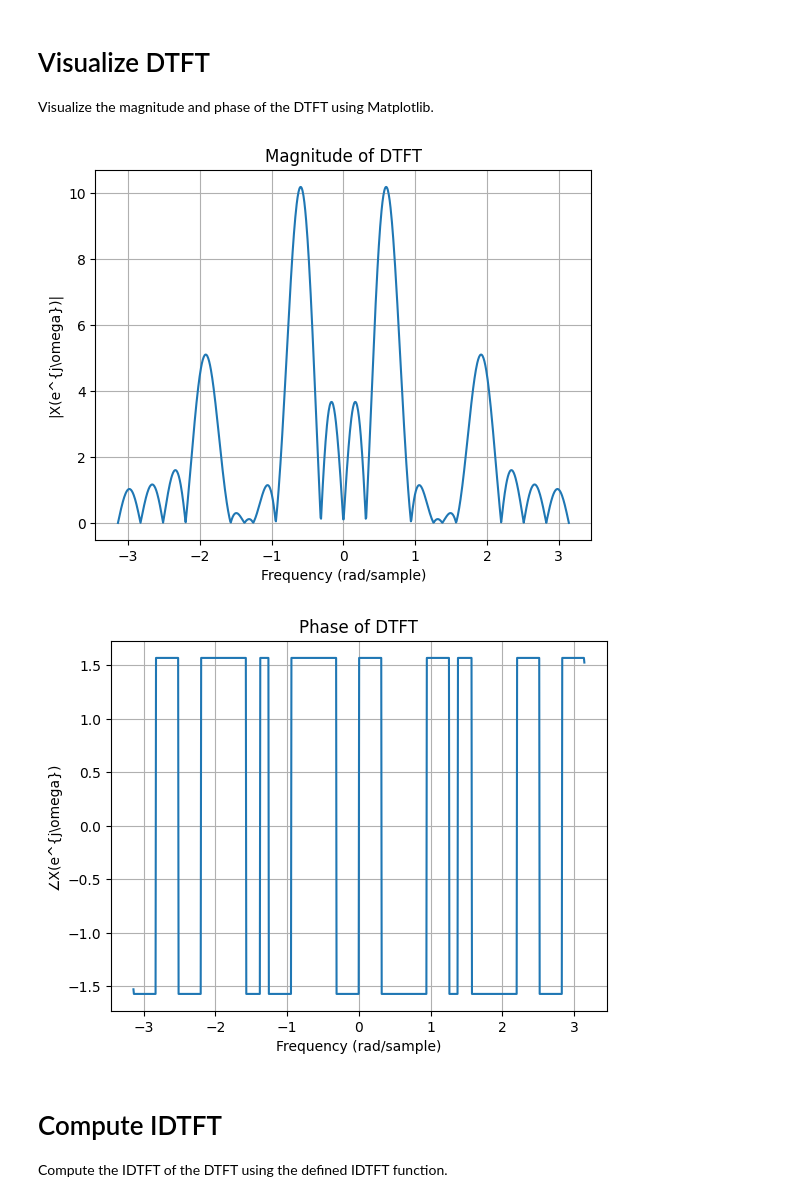
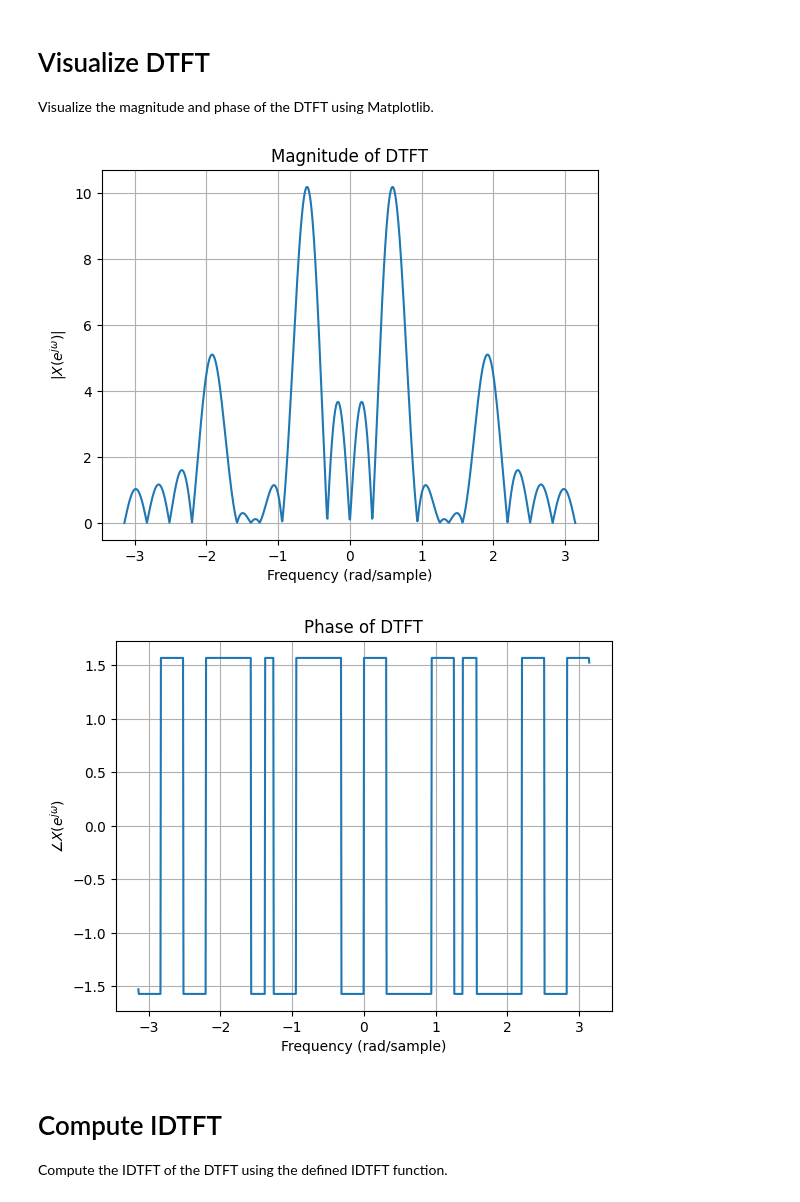
Before and after one commit to Binwen6/DSP, a Jupyter notebook: DTFT&IDTFT.ipynb, the cells around one changed output. Cells and saved outputs as stored; diff of their text form; code cells hidden in the pictures.

```diff
--- a/DTFT&IDTFT.ipynb
+++ b/DTFT&IDTFT.ipynb
@@ -50,26 +50,26 @@ Visualize the magnitude and phase of the DTFT using Matplotlib.
 # %%
 # Visualize DTFT
 
 # Plot the magnitude of the DTFT
 plt.figure()
 plt.plot(omega, np.abs(X))
 plt.title('Magnitude of DTFT')
 plt.xlabel('Frequency (rad/sample)')
-plt.ylabel('|X(e^{j\omega})|')
+plt.ylabel(r'$|X(e^{j\omega})|$')
 plt.grid(True)
 plt.show()
 
 # Plot the phase of the DTFT
 plt.figure()
 plt.plot(omega, np.angle(X))
 plt.title('Phase of DTFT')
 plt.xlabel('Frequency (rad/sample)')
-plt.ylabel('∠X(e^{j\omega})')
+plt.ylabel(r'$∠X(e^{j\omega})$')
 plt.grid(True)
 plt.show()
 # %% [output]
-[figure, old version]
+[figure, new version]
-[figure, old version]
+[figure, new version]
 # %% [markdown]
 # Compute IDTFT
 Compute the IDTFT of the DTFT using the defined IDTFT function.
```
Also changed, not shown: parts of 1 cell of this notebook.
